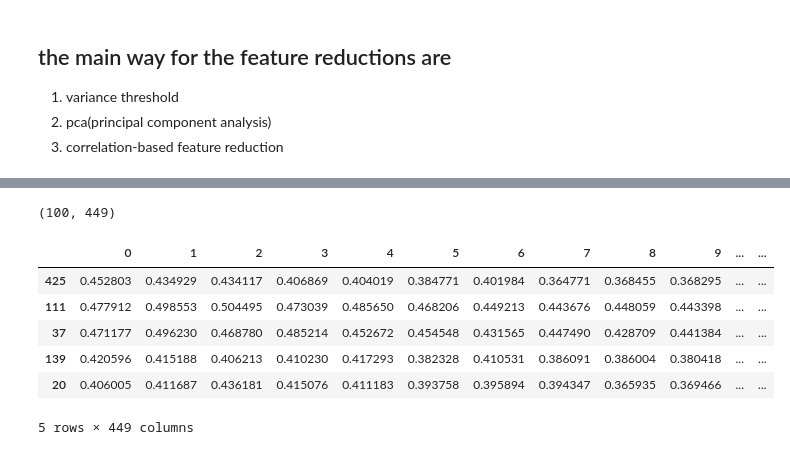
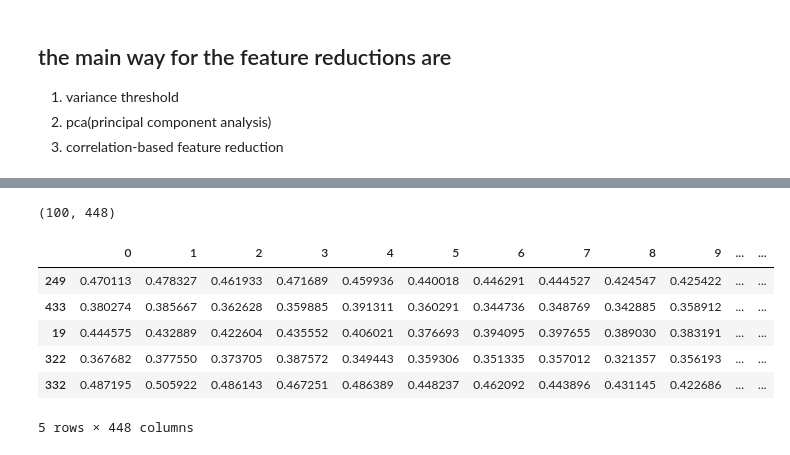
Before and after one commit to Gajender0707/ImagoAI_Assignment, a Jupyter notebook: research/trainer.ipynb, the cells around one changed output, grey strips where cells are left out. Saved outputs shown, nothing was run; the diff lists cells and outputs as text; code cells hidden in the pictures.

```diff
--- a/research/trainer.ipynb
+++ b/research/trainer.ipynb
@@ -142,4 +153,5 @@ data.shape
 ## before using some kinda feature engineering technuqies we need to split the data for training and test
 from sklearn.model_selection import train_test_split
 # %%
-train_data,test_data=train_test_split(data,test_size=0.2)
+X=data.drop("vomitoxin_ppb",axis=1)
+y=data["vomitoxin_ppb"]
@@ -146 +189,3 @@ train_data,test_data=train_test_split(data,test_size=0.2)
+# %%
+X_train,X_test,y_train,y_test=train_test_split(X,y,test_size=0.2,random_state=42)
 # %%
@@ -150,17 +207,17 @@ train_data.shape
 # %%
-test_data.shape
+X_test.shape
 # %% [output]
-(100, 449)
+(100, 448)
 # %%
-train_data.head()
+X_train.head()
 # %% [output]
 |  | 0 | 1 | 2 | 3 | 4 | 5 | 6 | 7 | 8 | 9 | ... | ... |
-| 425 | 0.452803 | 0.434929 | 0.434117 | 0.406869 | 0.404019 | 0.384771 | 0.401984 | 0.364771 | 0.368455 | 0.368295 | ... | ... |
-| 111 | 0.477912 | 0.498553 | 0.504495 | 0.473039 | 0.485650 | 0.468206 | 0.449213 | 0.443676 | 0.448059 | 0.443398 | ... | ... |
-| 37 | 0.471177 | 0.496230 | 0.468780 | 0.485214 | 0.452672 | 0.454548 | 0.431565 | 0.447490 | 0.428709 | 0.441384 | ... | ... |
-| 139 | 0.420596 | 0.415188 | 0.406213 | 0.410230 | 0.417293 | 0.382328 | 0.410531 | 0.386091 | 0.386004 | 0.380418 | ... | ... |
-| 20 | 0.406005 | 0.411687 | 0.436181 | 0.415076 | 0.411183 | 0.393758 | 0.395894 | 0.394347 | 0.365935 | 0.369466 | ... | ... |
+| 249 | 0.470113 | 0.478327 | 0.461933 | 0.471689 | 0.459936 | 0.440018 | 0.446291 | 0.444527 | 0.424547 | 0.425422 | ... | ... |
+| 433 | 0.380274 | 0.385667 | 0.362628 | 0.359885 | 0.391311 | 0.360291 | 0.344736 | 0.348769 | 0.342885 | 0.358912 | ... | ... |
+| 19 | 0.444575 | 0.432889 | 0.422604 | 0.435552 | 0.406021 | 0.376693 | 0.394095 | 0.397655 | 0.389030 | 0.383191 | ... | ... |
+| 322 | 0.367682 | 0.377550 | 0.373705 | 0.387572 | 0.349443 | 0.359306 | 0.351335 | 0.357012 | 0.321357 | 0.356193 | ... | ... |
+| 332 | 0.487195 | 0.505922 | 0.486143 | 0.467251 | 0.486389 | 0.448237 | 0.462092 | 0.443896 | 0.431145 | 0.422686 | ... | ... |
-5 rows × 449 columns
+5 rows × 448 columns
 # %%
 # from sklearn.feature_selection import VarianceThreshold
 
```
Also changed, not shown: parts of 29 cells of this notebook, 1 other file.
